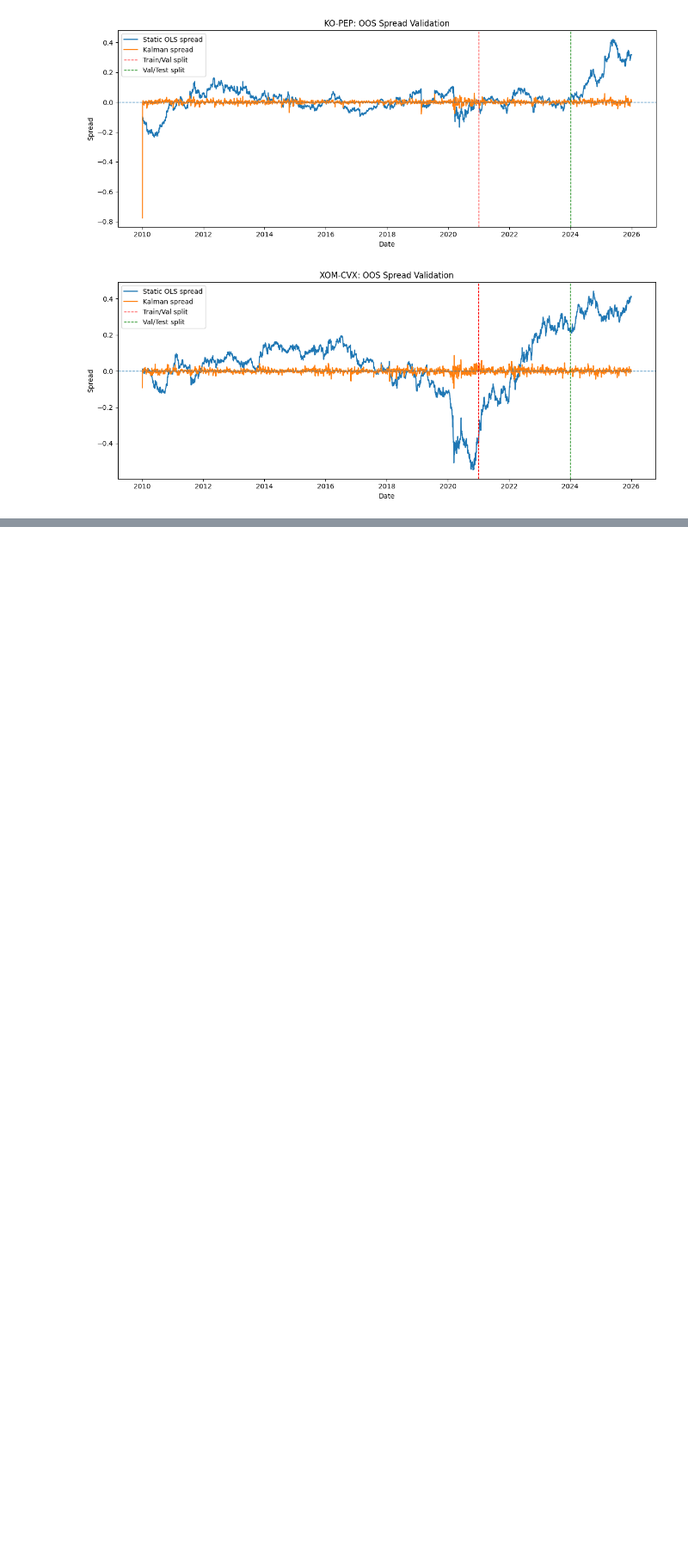
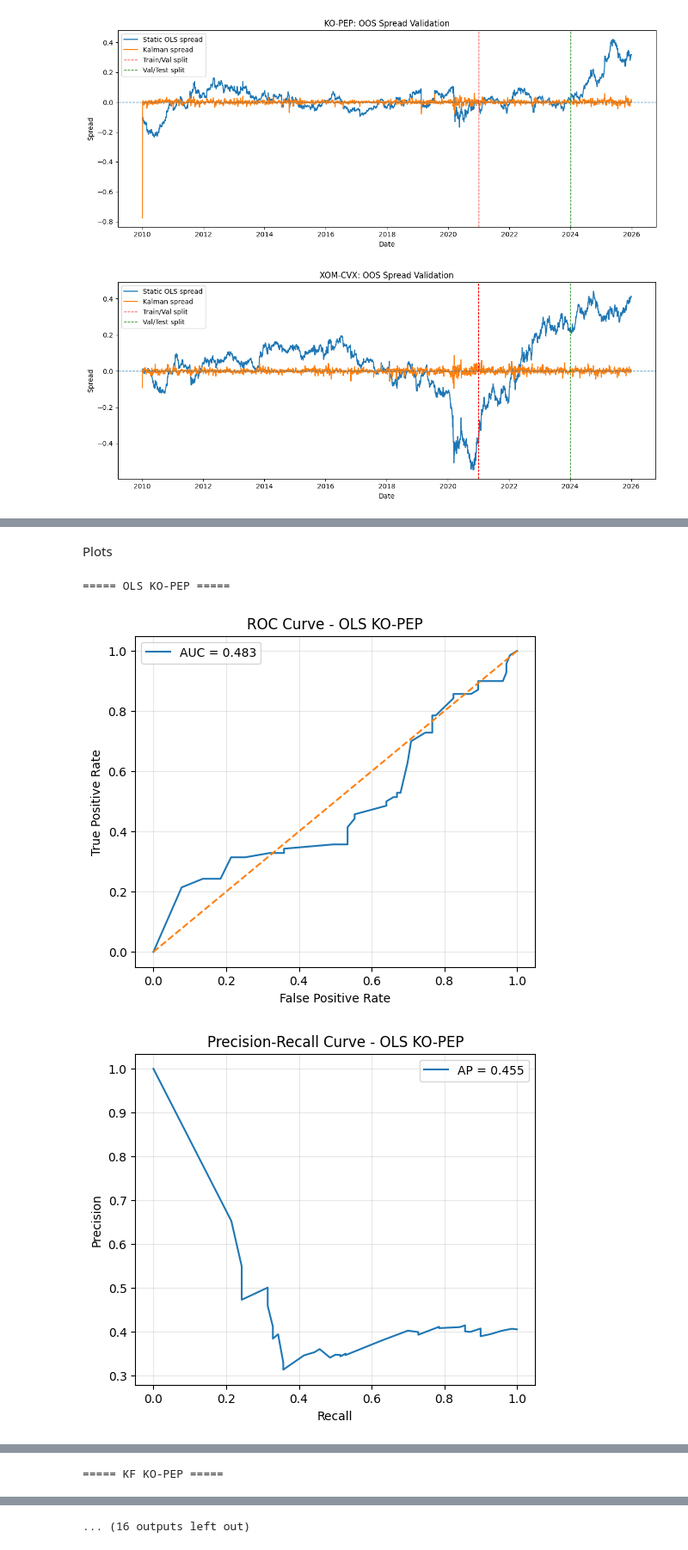
Before and after one commit to YewenL/project-5291, a Jupyter notebook: script/model implementation.ipynb, the cells around one changed output, grey strips where cells are left out. Shown at 86% size. Drawn from its saved outputs; the diff is of its cells as text; code cells hidden in the pictures; blank space fills up the shorter version.

Commit message:
model implementation pipeline notebook

```diff
--- a/script/model implementation.ipynb
+++ b/script/model implementation.ipynb
@@ -1029,0 +1946,5 @@ backtest_input.to_csv(OUTPUT_DIR + "/backtest_input_with_kalman.csv", index=Fals
+# %%
+features_ols_ko_pep = features_ols_ko_pep.drop(columns=["return_correlation"])
+features_kf_ko_pep = features_kf_ko_pep.drop(columns=["return_correlation"])
+features_ols_xom_cvx = features_ols_xom_cvx.drop(columns=["return_correlation"])
+features_kf_xom_cvx = features_kf_xom_cvx.drop(columns=["return_correlation"])
@@ -1029,0 +2080,5 @@ backtest_input.to_csv(OUTPUT_DIR + "/backtest_input_with_kalman.csv", index=Fals
+# %%
+train_ols_ko, val_ols_ko, test_ols_ko = time_split_dataset(dataset_ols_ko_pep)
+train_kf_ko, val_kf_ko, test_kf_ko = time_split_dataset(dataset_kf_ko_pep)
+train_ols_xom, val_ols_xom, test_ols_xom = time_split_dataset(dataset_ols_xom_cvx)
+train_kf_xom, val_kf_xom, test_kf_xom = time_split_dataset(dataset_kf_xom_cvx)
@@ -1029,0 +2648,21 @@ backtest_input.to_csv(OUTPUT_DIR + "/backtest_input_with_kalman.csv", index=Fals
+# %%
+def choose_threshold_with_constraint(sweep_df, min_approval=0.30, max_approval=0.70):
+    candidate = sweep_df[
+        (sweep_df["approval_rate"] >= min_approval) &
+        (sweep_df["approval_rate"] <= max_approval)
+    ].copy()
+
+    if len(candidate) == 0:
+        return sweep_df.sort_values("balanced_accuracy", ascending=False).head(5)
+
+    return candidate.sort_values("balanced_accuracy", ascending=False).head(5)
+# %%
+for name, y_val, prob_val in [
+    ("OLS KO-PEP", val_ols_ko["label"], result_ols_ko["val_prob"]),
+    ("KF KO-PEP", val_kf_ko["label"], result_kf_ko["val_prob"]),
+    ("OLS XOM-CVX", val_ols_xom["label"], result_ols_xom["val_prob"]),
+    ("KF XOM-CVX", val_kf_xom["label"], result_kf_xom["val_prob"]),
+]:
+    sweep = threshold_sweep_full(y_val, prob_val)
+    print("\n", name)
+    print(choose_threshold_with_constraint(sweep, min_approval=0.30, max_approval=0.70))
@@ -1029,0 +2764,2 @@ backtest_input.to_csv(OUTPUT_DIR + "/backtest_input_with_kalman.csv", index=Fals
+# %% [markdown]
+Plots
@@ -1029,0 +2971,15 @@ backtest_input.to_csv(OUTPUT_DIR + "/backtest_input_with_kalman.csv", index=Fals
+# %%
+for name, info in model_plot_inputs.items():
+    plot_model_diagnostics(
+        name=name,
+        y_true=info["y_true"],
+        y_prob=info["y_prob"],
+        result_dict=info["result"],
+        threshold=info["threshold"],
+        sweep_df=info["sweep"],
+        top_n_features=10
+    )
+# %% [output]
+===== OLS KO-PEP =====
+[figure, added]
+[figure, added]
@@ -1029,0 +2990 @@ backtest_input.to_csv(OUTPUT_DIR + "/backtest_input_with_kalman.csv", index=Fals
+===== KF KO-PEP =====
@@ -1029,0 +2995 @@ backtest_input.to_csv(OUTPUT_DIR + "/backtest_input_with_kalman.csv", index=Fals
+... (16 outputs left out)
```
Also changed, not shown: parts of 116 cells of this notebook.
